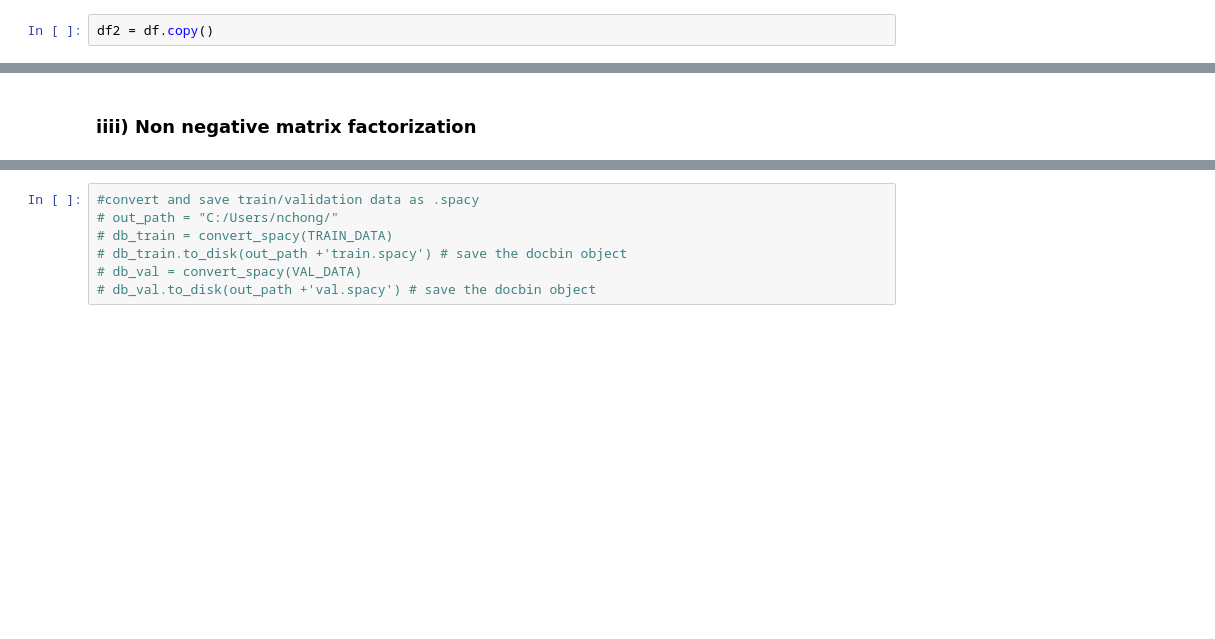
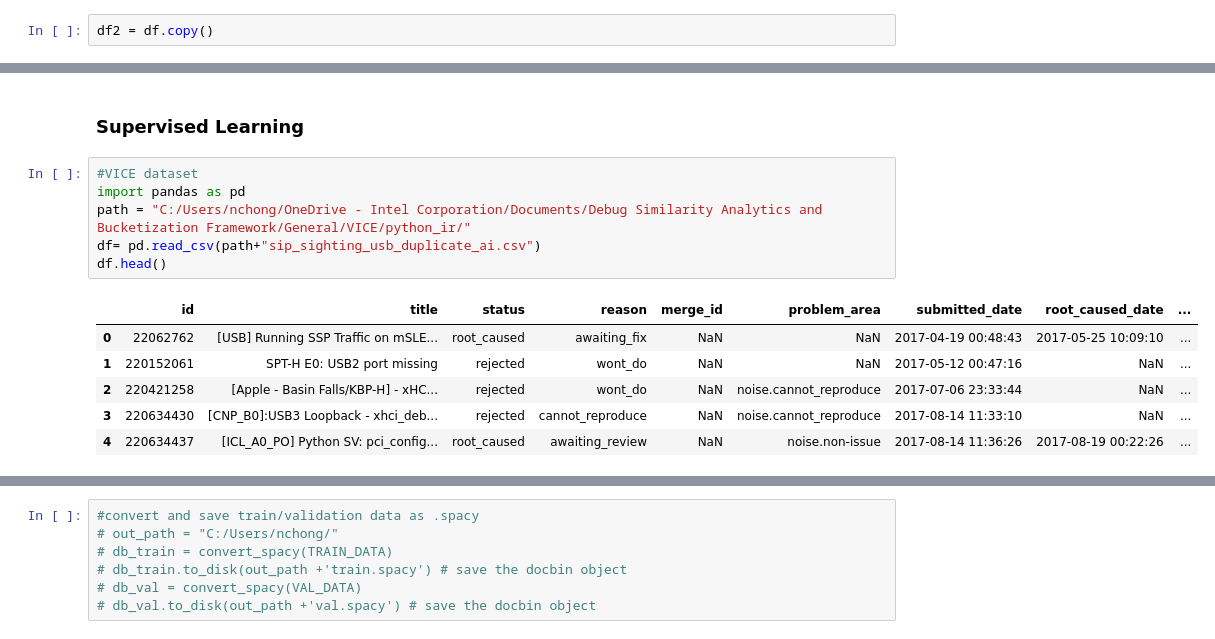
Before and after one commit to NicoleNL/ML-Track, a Jupyter notebook: Similarity_analytics_20210921.ipynb, the cells around one changed output, grey strips where cells are left out. Cells and saved outputs as stored; diff of their text form; blank space fills up the shorter version.

```diff
--- a/Similarity_analytics_20210921.ipynb
+++ b/Similarity_analytics_20210921.ipynb
@@ -1166,2 +939,15 @@ The top 10 words for topic #4
-# %% [markdown]
-### iiii) Non negative matrix factorization
+# %% [markdown]
+### Supervised Learning
+# %%
+#VICE dataset
+import pandas as pd
+path = "C:/Users/nchong/OneDrive - Intel Corporation/Documents/Debug Similarity Analytics and Bucketization Framework/General/VICE/python_ir/"
+df= pd.read_csv(path+"sip_sighting_usb_duplicate_ai.csv")
+df.head()
+# %% [output]
+|  | id | title | status | reason | merge_id | problem_area | submitted_date | root_caused_date | ... |
+| 0 | 22062762 | [USB] Running SSP Traffic on mSLE... | root_caused | awaiting_fix | NaN | NaN | 2017-04-19 00:48:43 | 2017-05-25 10:09:10 | ... |
+| 1 | 220152061 | SPT-H E0: USB2 port missing | rejected | wont_do | NaN | NaN | 2017-05-12 00:47:16 | NaN | ... |
+| 2 | 220421258 | [Apple - Basin Falls/KBP-H] - xHC... | rejected | wont_do | NaN | noise.cannot_reproduce | 2017-07-06 23:33:44 | NaN | ... |
+| 3 | 220634430 | [CNP_B0]:USB3 Loopback - xhci_deb... | rejected | cannot_reproduce | NaN | noise.cannot_reproduce | 2017-08-14 11:33:10 | NaN | ... |
+| 4 | 220634437 | [ICL_A0_PO] Python SV: pci_config... | root_caused | awaiting_review | NaN | noise.non-issue | 2017-08-14 11:36:26 | 2017-08-19 00:22:26 | ... |
```
Also changed, not shown: parts of 38 cells of this notebook.
